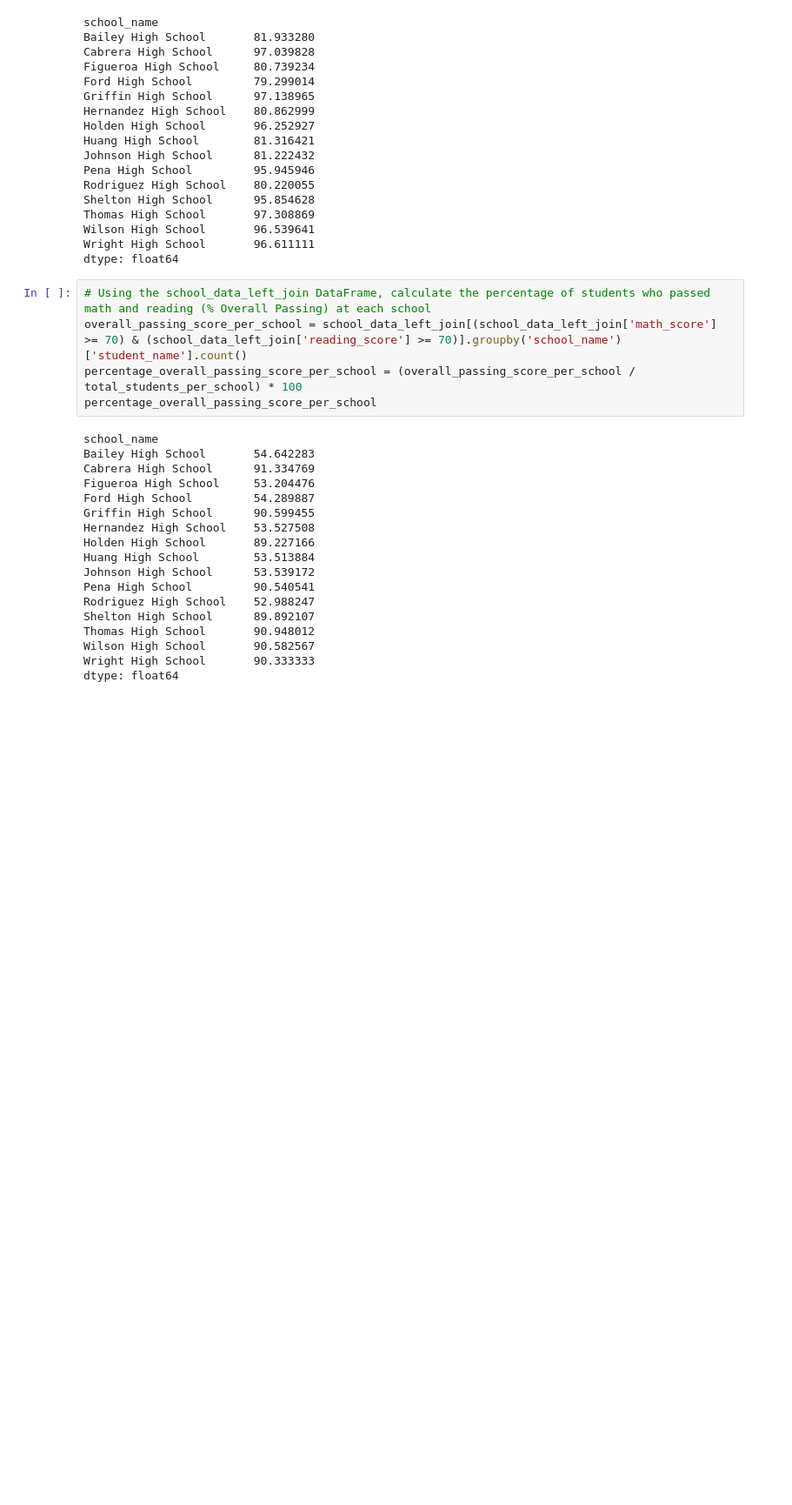
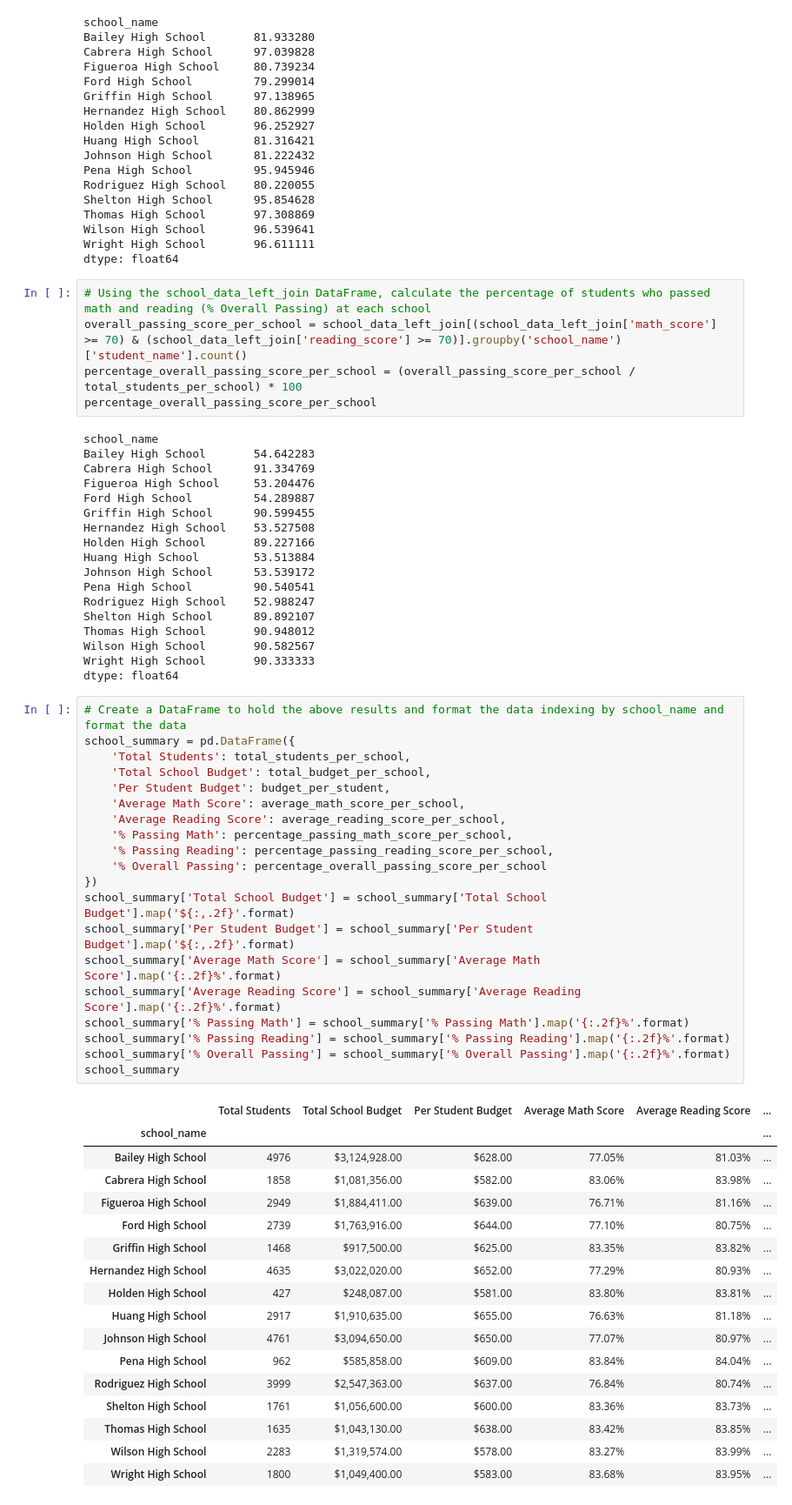
Before and after one commit to Jon-Pierson/pandas-challenge, a Jupyter notebook: PyCitySchools/main.ipynb, the cells around one changed output. Shown at 87% size. Saved outputs shown, nothing was run; the diff lists cells and outputs as text; blank space fills up the shorter version.

Commit message:
Create school_summary df with correct formatting and save it as a .csv

```diff
--- a/PyCitySchools/main.ipynb
+++ b/PyCitySchools/main.ipynb
@@ -405,3 +405,41 @@ Thomas High School       90.948012
 Wilson High School       90.582567
 Wright High School       90.333333
 dtype: float64
+# %%
+# Create a DataFrame to hold the above results and format the data indexing by school_name and format the data
+school_summary = pd.DataFrame({
+    'Total Students': total_students_per_school,
+    'Total School Budget': total_budget_per_school,
+    'Per Student Budget': budget_per_student,
+    'Average Math Score': average_math_score_per_school,
+    'Average Reading Score': average_reading_score_per_school,
+    '% Passing Math': percentage_passing_math_score_per_school,
+    '% Passing Reading': percentage_passing_reading_score_per_school,
+    '% Overall Passing': percentage_overall_passing_score_per_school
+})
+school_summary['Total School Budget'] = school_summary['Total School Budget'].map('${:,.2f}'.format)
+school_summary['Per Student Budget'] = school_summary['Per Student Budget'].map('${:,.2f}'.format)
+school_summary['Average Math Score'] = school_summary['Average Math Score'].map('{:.2f}%'.format)
+school_summary['Average Reading Score'] = school_summary['Average Reading Score'].map('{:.2f}%'.format)
+school_summary['% Passing Math'] = school_summary['% Passing Math'].map('{:.2f}%'.format)
+school_summary['% Passing Reading'] = school_summary['% Passing Reading'].map('{:.2f}%'.format)
+school_summary['% Overall Passing'] = school_summary['% Overall Passing'].map('{:.2f}%'.format)
+school_summary
+# %% [output]
+|  | Total Students | Total School Budget | Per Student Budget | Average Math Score | Average Reading Score | ... |
+| school_name |  |  |  |  |  | ... |
+| Bailey High School | 4976 | $3,124,928.00 | $628.00 | 77.05% | 81.03% | ... |
+| Cabrera High School | 1858 | $1,081,356.00 | $582.00 | 83.06% | 83.98% | ... |
+| Figueroa High School | 2949 | $1,884,411.00 | $639.00 | 76.71% | 81.16% | ... |
+| Ford High School | 2739 | $1,763,916.00 | $644.00 | 77.10% | 80.75% | ... |
+| Griffin High School | 1468 | $917,500.00 | $625.00 | 83.35% | 83.82% | ... |
+| Hernandez High School | 4635 | $3,022,020.00 | $652.00 | 77.29% | 80.93% | ... |
+| Holden High School | 427 | $248,087.00 | $581.00 | 83.80% | 83.81% | ... |
+| Huang High School | 2917 | $1,910,635.00 | $655.00 | 76.63% | 81.18% | ... |
+| Johnson High School | 4761 | $3,094,650.00 | $650.00 | 77.07% | 80.97% | ... |
+| Pena High School | 962 | $585,858.00 | $609.00 | 83.84% | 84.04% | ... |
+| Rodriguez High School | 3999 | $2,547,363.00 | $637.00 | 76.84% | 80.74% | ... |
+| Shelton High School | 1761 | $1,056,600.00 | $600.00 | 83.36% | 83.73% | ... |
+| Thomas High School | 1635 | $1,043,130.00 | $638.00 | 83.42% | 83.85% | ... |
+| Wilson High School | 2283 | $1,319,574.00 | $578.00 | 83.27% | 83.99% | ... |
+| Wright High School | 1800 | $1,049,400.00 | $583.00 | 83.68% | 83.95% | ... |
```
Also changed, not shown: parts of 3 cells of this notebook, 1 other file.
